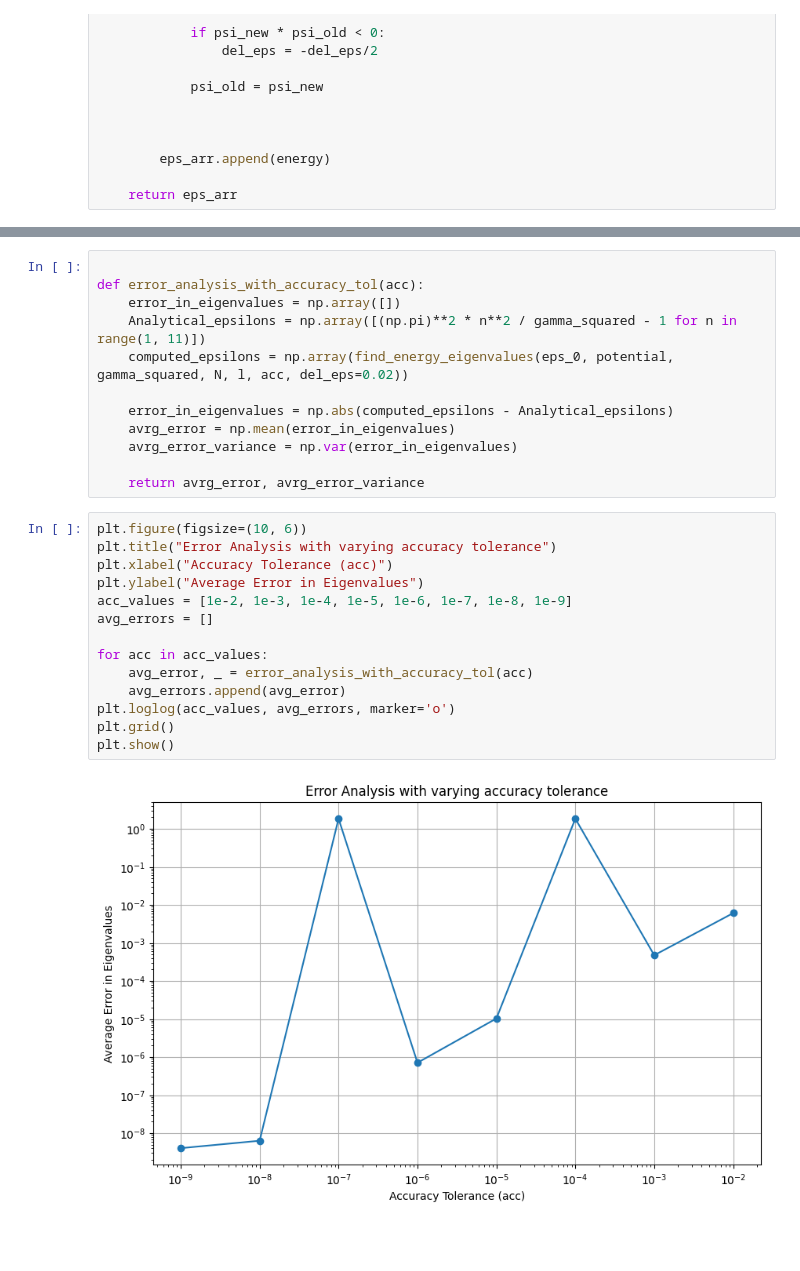
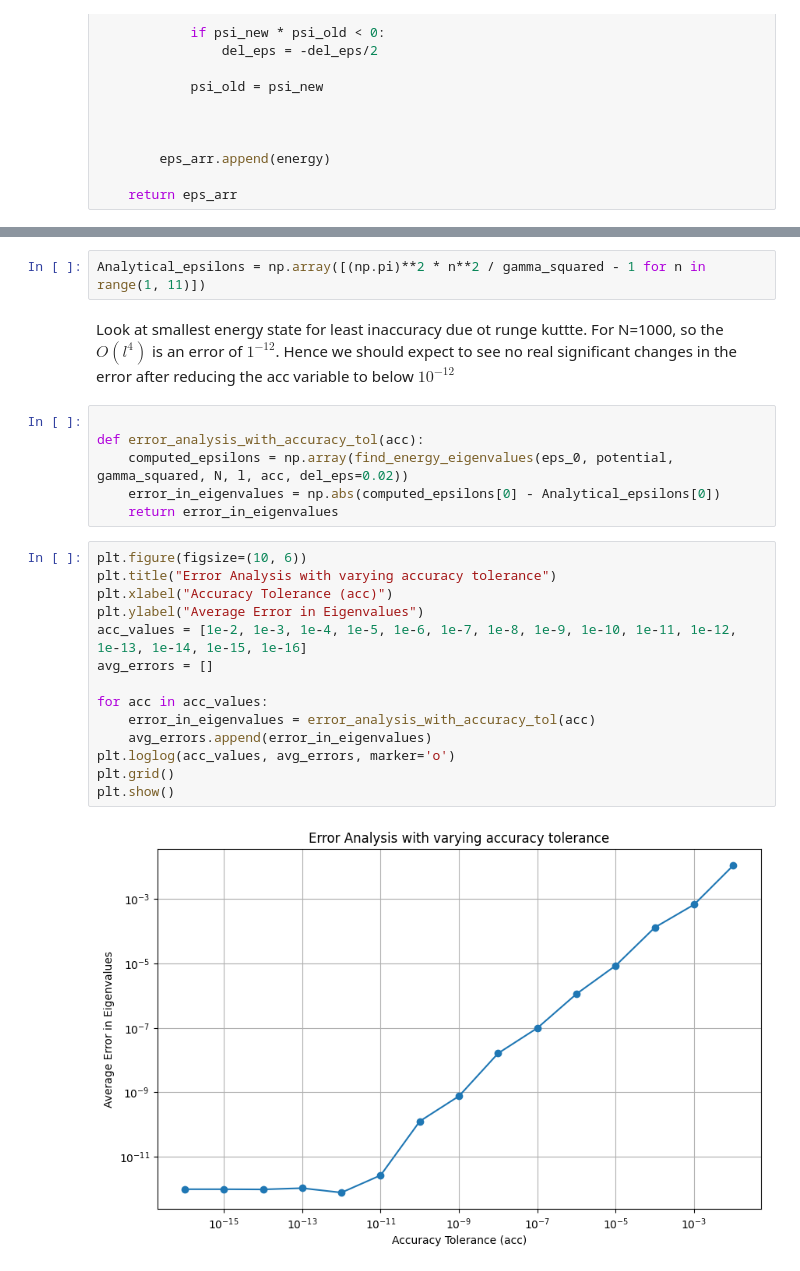
Before and after one commit to Matth3wc/Comp-Sim-Numerical-Methods, a Jupyter notebook: Com_Lab_Solving_SE/MainScript.ipynb, the cells around one changed output, grey strips where cells are left out. Saved outputs shown, nothing was run; the diff lists cells and outputs as text; blank space fills up the shorter version.

```diff
--- a/Com_Lab_Solving_SE/MainScript.ipynb
+++ b/Com_Lab_Solving_SE/MainScript.ipynb
@@ -304,28 +318,26 @@ def find_energy_eigenvalues(eps_0, potential, gamma_squared, N, l, acc, del_eps)
+# %%
+Analytical_epsilons = np.array([(np.pi)**2 * n**2 / gamma_squared - 1 for n in range(1, 11)])
+# %% [markdown]
+Look at smallest energy state for least inaccuracy due ot runge kuttte. For N=1000, so the $O(l^4)$ is an error of $1^{-12}$. Hence we should expect to see no real significant changes in the error after reducing the acc variable to below $10^{-12}$
 # %%
 
 def error_analysis_with_accuracy_tol(acc):
-    error_in_eigenvalues = np.array([])
-    Analytical_epsilons = np.array([(np.pi)**2 * n**2 / gamma_squared - 1 for n in range(1, 11)])
     computed_epsilons = np.array(find_energy_eigenvalues(eps_0, potential, gamma_squared, N, l, acc, del_eps=0.02))
-
-    error_in_eigenvalues = np.abs(computed_epsilons - Analytical_epsilons)
-    avrg_error = np.mean(error_in_eigenvalues)
-    avrg_error_variance = np.var(error_in_eigenvalues)
-
-    return avrg_error, avrg_error_variance
+    error_in_eigenvalues = np.abs(computed_epsilons[0] - Analytical_epsilons[0])
+    return error_in_eigenvalues
 # %%
 plt.figure(figsize=(10, 6))
 plt.title("Error Analysis with varying accuracy tolerance")
 plt.xlabel("Accuracy Tolerance (acc)")
 plt.ylabel("Average Error in Eigenvalues")
-acc_values = [1e-2, 1e-3, 1e-4, 1e-5, 1e-6, 1e-7, 1e-8, 1e-9]
+acc_values = [1e-2, 1e-3, 1e-4, 1e-5, 1e-6, 1e-7, 1e-8, 1e-9, 1e-10, 1e-11, 1e-12, 1e-13, 1e-14, 1e-15, 1e-16]
 avg_errors = []
 
 for acc in acc_values:
-    avg_error, _ = error_analysis_with_accuracy_tol(acc)
-    avg_errors.append(avg_error)
+    error_in_eigenvalues = error_analysis_with_accuracy_tol(acc)
+    avg_errors.append(error_in_eigenvalues)
 plt.loglog(acc_values, avg_errors, marker='o')
 plt.grid()
 plt.show()
 # %% [output]
-[figure, old version]
+[figure, new version]
```
Also changed, not shown: parts of 5 cells of this notebook.
